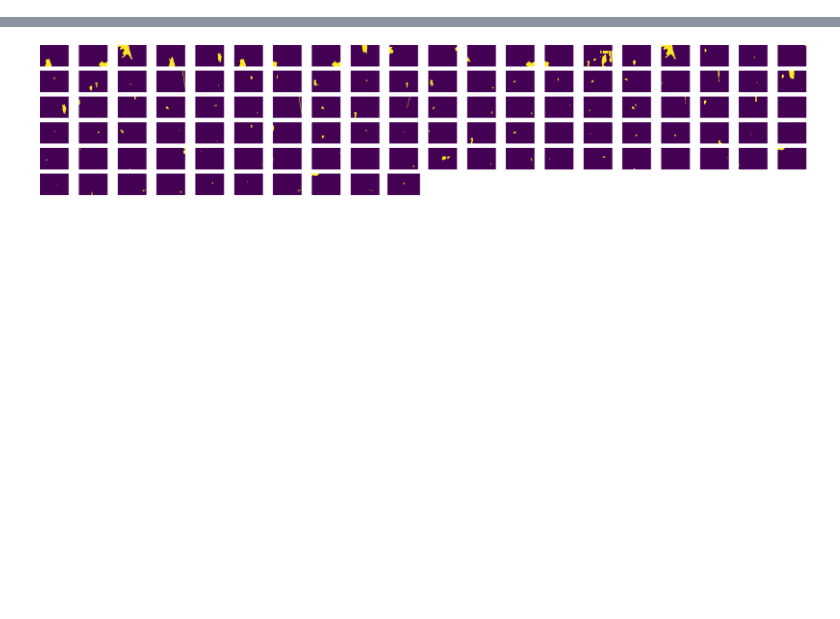
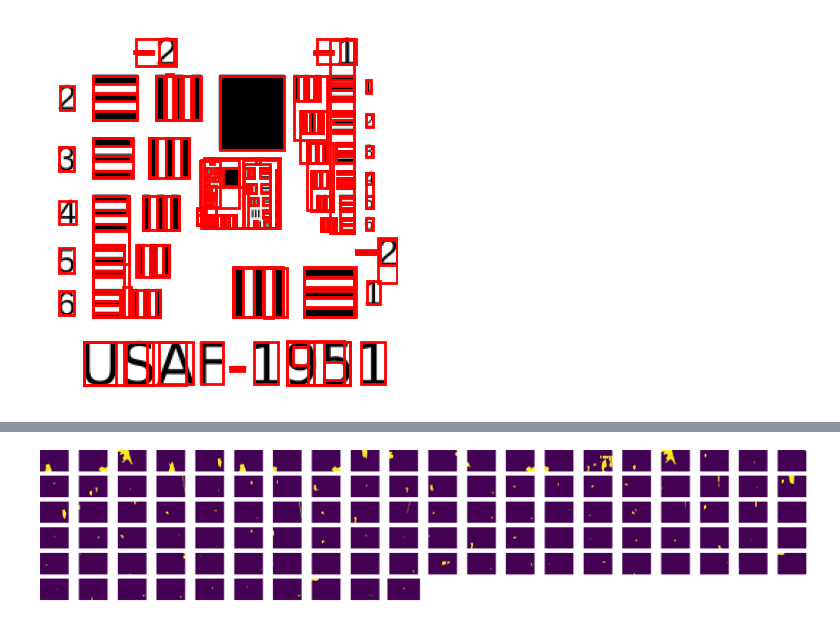
Before and after one commit to MU-MSEI/Nautilus_SAM2, a Jupyter notebook: notebooks/SAM_EverythingTutorial.ipynb, the cells around one changed output, grey strips where cells are left out. Saved outputs shown, nothing was run; the diff lists cells and outputs as text; code cells hidden in the pictures; blank space fills up the shorter version.

```diff
--- a/notebooks/SAM_EverythingTutorial.ipynb
+++ b/notebooks/SAM_EverythingTutorial.ipynb
@@ -63,0 +108,14 @@ plt.show()
+# %%
+mask_generator_2 = SAM2AutomaticMaskGenerator(
+    model=sam2,
+    points_per_side=64,
+    points_per_batch=256,
+    pred_iou_thresh=0.5,
+    stability_score_thresh=0.92,
+    stability_score_offset=0.7,
+    crop_n_layers=1,
+    box_nms_thresh=0.7,
+    crop_n_points_downscale_factor=2,
+    min_mask_region_area=100,
+    use_m2m=True,
+)
@@ -63,0 +128,20 @@ plt.show()
+# %%
+def show_bboxes(image, bboxes):
+    fig, ax = plt.subplots()
+    ax.imshow(image)
+
+    for (x, y, w, h) in bboxes:
+        rect = patches.Rectangle(
+            (x, y), w, h,
+            linewidth=2,
+            edgecolor='red',
+            facecolor='none'
+        )
+        ax.add_patch(rect)
+
+    plt.axis('off')
+    plt.show()
+# %%
+show_bboxes(image, bboxes)
+# %% [output]
+[figure, added]
```
Also changed, not shown: parts of 11 cells of this notebook, 2 other files.
